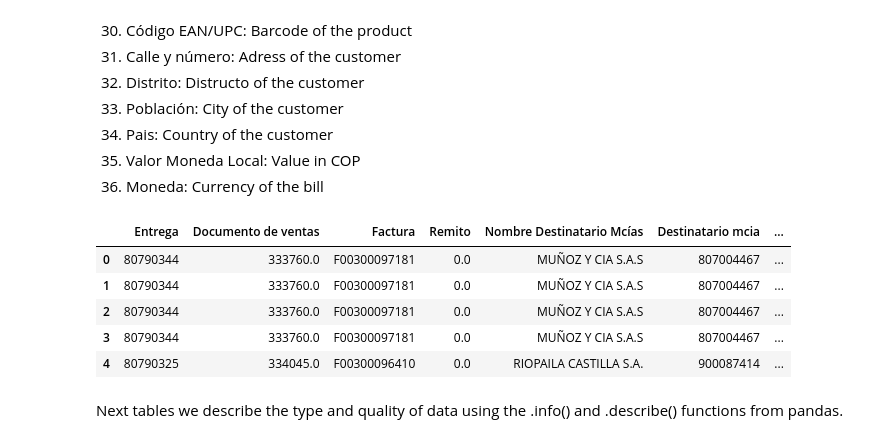
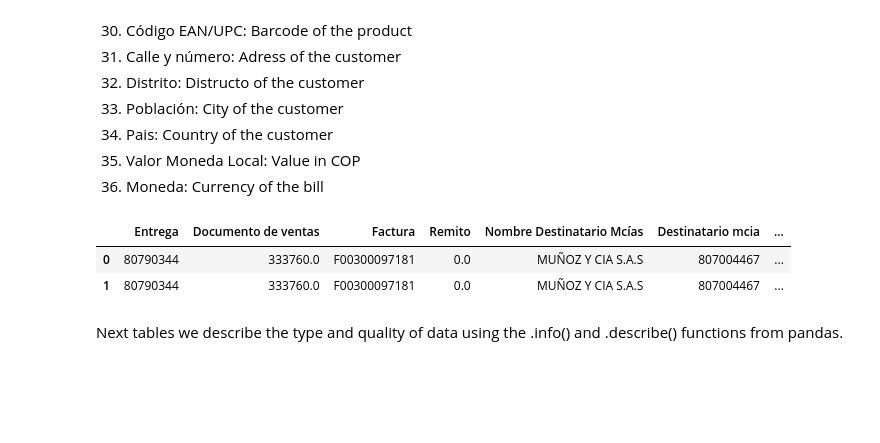
Before and after one commit to AronForero/DS4A-NexansAnalytics, a Jupyter notebook: Exploratory_Data_Analisis.ipynb, the cells around one changed output. Saved outputs shown, nothing was run; the diff lists cells and outputs as text; code cells hidden in the pictures; blank space fills up the shorter version.

```diff
--- a/Exploratory_Data_Analisis.ipynb
+++ b/Exploratory_Data_Analisis.ipynb
@@ -100,14 +100,11 @@ rename_columns = {
 }
 df.rename(columns=rename_columns, inplace=True)
 # %%
-df.head(5)
+df.head(2)
 # %% [output]
 |  | Entrega | Documento de ventas | Factura | Remito | Nombre Destinatario Mcías | Destinatario mcia | ... |
 | 0 | 80790344 | 333760.0 | F00300097181 | 0.0 | MUÑOZ Y CIA S.A.S | 807004467 | ... |
 | 1 | 80790344 | 333760.0 | F00300097181 | 0.0 | MUÑOZ Y CIA S.A.S | 807004467 | ... |
-| 2 | 80790344 | 333760.0 | F00300097181 | 0.0 | MUÑOZ Y CIA S.A.S | 807004467 | ... |
-| 3 | 80790344 | 333760.0 | F00300097181 | 0.0 | MUÑOZ Y CIA S.A.S | 807004467 | ... |
-| 4 | 80790325 | 334045.0 | F00300096410 | 0.0 | RIOPAILA CASTILLA S.A. | 900087414 | ... |
 # %% [markdown]
 Next tables we describe the type and quality of data using the .info() and .describe() functions from pandas.
 # %%
```
Also changed, not shown: parts of 11 cells of this notebook, 1 other file.
